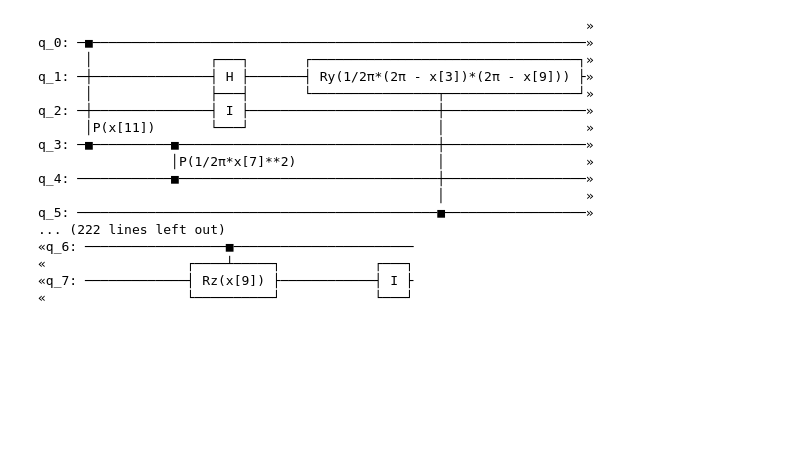
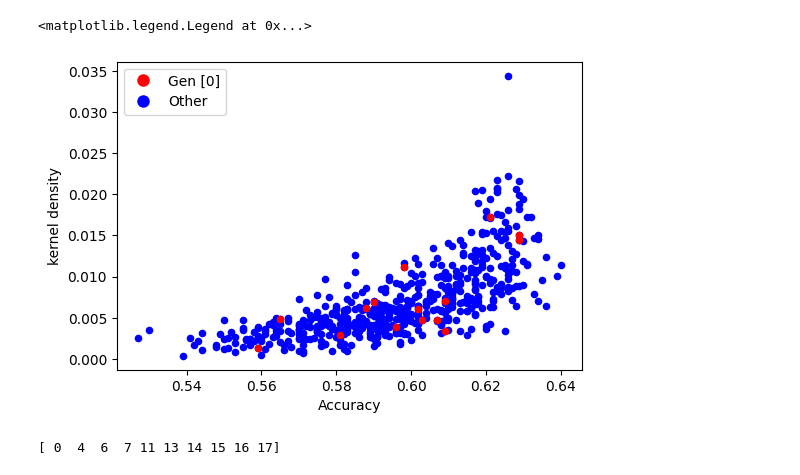
Before and after one commit to qismib/QuaKe, a Jupyter notebook: examples/plotgen.ipynb, the cells around one changed output. Drawn from its saved outputs; the diff is of its cells as text; code cells hidden in the pictures; blank space fills up the shorter version.

Commit message:
finalizing genetics

```diff
--- a/examples/plotgen.ipynb
+++ b/examples/plotgen.ipynb
@@ -29,0 +45,15 @@ gen0 = np.array([10,  0,  0, 11, 10,  3,  1,  0,  1, 17,  1,  3,  0,  0,  0, 17,
+# %%
+complete_fitness = np.zeros((n_epochs+ 1, pop_size))
+complete_sparsity = np.zeros((n_epochs+ 1, pop_size))
+complete_accuracy = np.zeros((n_epochs+ 1, pop_size))
+complete_fitness[0] = fitnesses[:pop_size]
+complete_sparsity[0] = sparsities[:pop_size] # init generation
+complete_accuracy[0] = accuracies[:pop_size]
+
+for i in range(n_epochs):
+    counter = (pop_size - keep_elitism)*i
+
+    best_old_idxs = np.argsort(complete_fitness[i])[-keep_elitism:]
+    complete_sparsity[i+1] = np.concatenate([complete_sparsity[i][best_old_idxs], sparsities[counter + pop_size: 2*pop_size + counter - keep_elitism]])
+    complete_accuracy[i+1] = np.concatenate([complete_accuracy[i][best_old_idxs], accuracies[counter + pop_size: 2*pop_size + counter - keep_elitism]])
+    complete_fitness[i+1] = np.concatenate([complete_fitness[i][best_old_idxs], fitnesses[pop_size + counter: 2*pop_size + counter - keep_elitism]])
@@ -29,0 +69,11 @@ gen0 = np.array([10,  0,  0, 11, 10,  3,  1,  0,  1, 17,  1,  3,  0,  0,  0, 17,
+# %%
+best_sparsities = np.zeros(n_epochs+1)
+for i in range(n_epochs+1):
+    best_sparsities[i] = np.max(complete_sparsity[i])
+
+plt.figure(figsize = (6,4))
+plt.plot(best_sparsities)
+plt.xlabel("Generation")
+plt.title("Best sparsity in generation")
+plt.grid()
+# plt.savefig("../../Output_genetic/"+suffix+"/best_sparsity_in_generation.svg")
@@ -30,32 +113,35 @@ gen0 = np.array([10,  0,  0, 11, 10,  3,  1,  0,  1, 17,  1,  3,  0,  0,  0, 17,
+# %%
+from matplotlib.colors import ListedColormap
+
+plt.figure(figsize=(6,4))
+gen_nb = [0]
+plt.scatter(x = accuracies, y = sparsities, c = 'b', s = 20)
+plt.scatter(x = complete_accuracy[gen_nb], y = complete_sparsity[gen_nb], c = 'r', s = 20)
+
+plt.xlabel("Accuracy")
+plt.ylabel("kernel density")
+# Create a custom legend
+legend_labels = [f'Gen {gen_nb}', 'Other']
+legend_colors = ['red', 'blue']
+legend_handles = [plt.Line2D([0], [0], marker='o', color='w', label=legend_labels[i],
+                             markerfacecolor=legend_colors[i], markersize=10) for i in range(len(legend_labels))]
+plt.legend(handles=legend_handles)
+# plt.savefig("../../Output_genetic/"+suffix+"/gen_best.svg")
+# %% [output]
+<matplotlib.legend.Legend at 0x...>
+[figure, added]
 # %%
-NB_QUBITS = 8
-GATES_PER_QUBITS = 6
+genes = df.to_numpy()
+NB_QUBITS = 4
+GATES_PER_QUBITS = 5
 gate_dict = OrderedDict([
     ("single_non_parametric", ["I", "H", "X"]),
     ("single_parametric", ["RX", "RY", "RZ"]),
     ("two_non_parametric", ["CX"]),
-    ("two_parametric", ["CRX", "CRY", "CRZ", "CP"]),
+    ("two_parametric", ["CRX", "CRY", "CRZ"]),
 ])
 nb_features = 18
-fmaps, _ = genetic.to_quantum(gen0, gate_dict, nb_features, GATES_PER_QUBITS, NB_QUBITS)
-# Bisogna giocare con fmaps[0]/fmaps e provare a trasporre.
+fmap, x_idxs = genetic.to_quantum(genes[fittest_kernel_id], gate_dict, nb_features, GATES_PER_QUBITS, NB_QUBITS)
+print(np.sort(x_idxs))
+# %% [output]
+[ 0  4  6  7 11 13 14 15 16 17]
-# %%
-fmaps.draw()
-# %% [output]
-                                                                      »
-q_0: ─■───────────────────────────────────────────────────────────────»
-      │               ┌───┐       ┌──────────────────────────────────┐»
-q_1: ─┼───────────────┤ H ├───────┤ Ry(1/2π*(2π - x[3])*(2π - x[9])) ├»
-      │               ├───┤       └────────────────┬─────────────────┘»
-q_2: ─┼───────────────┤ I ├────────────────────────┼──────────────────»
-      │P(x[11])       └───┘                        │                  »
-q_3: ─■──────────■─────────────────────────────────┼──────────────────»
-                 │P(1/2π*x[7]**2)                  │                  »
-q_4: ────────────■─────────────────────────────────┼──────────────────»
-                                                   │                  »
-q_5: ──────────────────────────────────────────────■──────────────────»
-... (222 lines left out)
-«q_6: ──────────────────■───────────────────────
-«                  ┌────┴─────┐            ┌───┐
-«q_7: ─────────────┤ Rz(x[9]) ├────────────┤ I ├
-«                  └──────────┘            └───┘
```
Also changed, not shown: parts of 26 cells of this notebook, 9 other files.
